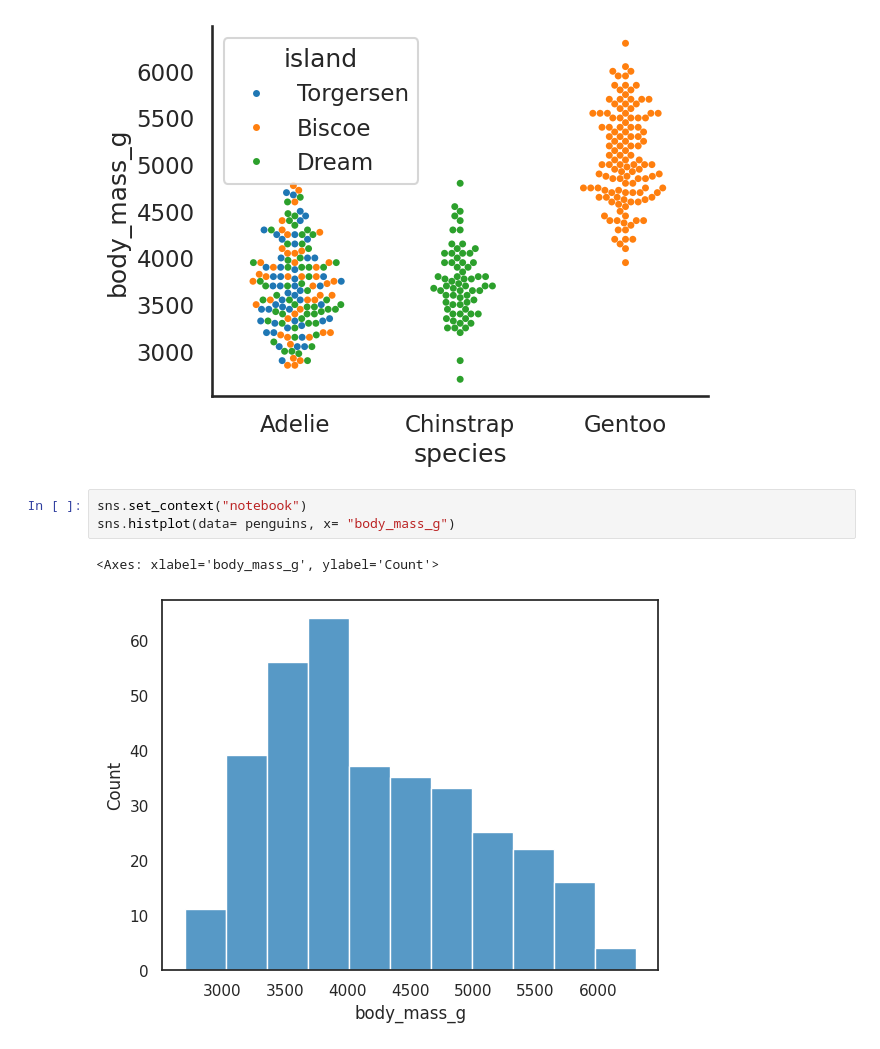
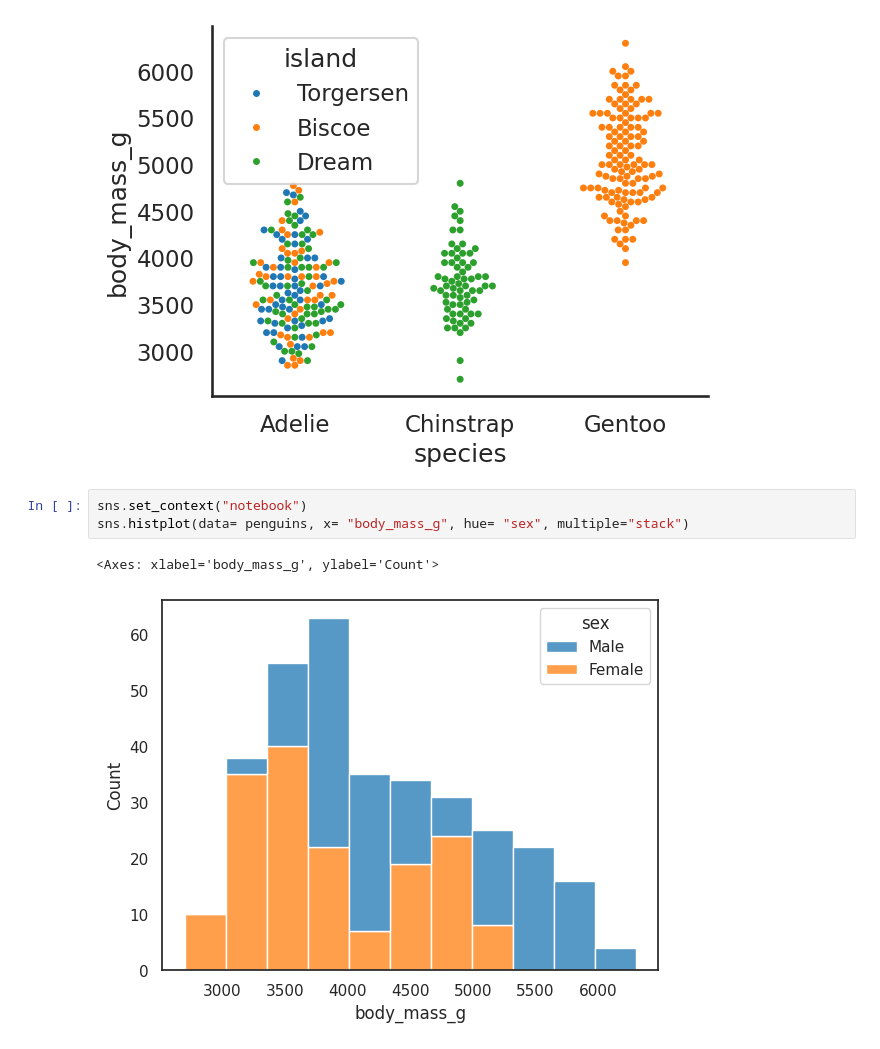
Before and after one commit to a4-adityaa/Data-Science-Fundamentals, a Jupyter notebook: Seaborn.ipynb, the cells around one changed output. Cells and saved outputs as stored; diff of their text form.

```diff
--- a/Seaborn.ipynb
+++ b/Seaborn.ipynb
@@ -90,7 +90,7 @@ sns.despine()
 [figure]
 # %%
 sns.set_context("notebook")
-sns.histplot(data= penguins, x= "body_mass_g")
+sns.histplot(data= penguins, x= "body_mass_g", hue= "sex", multiple="stack")
 # %% [output]
 <Axes: xlabel='body_mass_g', ylabel='Count'>
-[figure, old version]
+[figure, new version]
```
Also changed, not shown: parts of 2 cells of this notebook.
